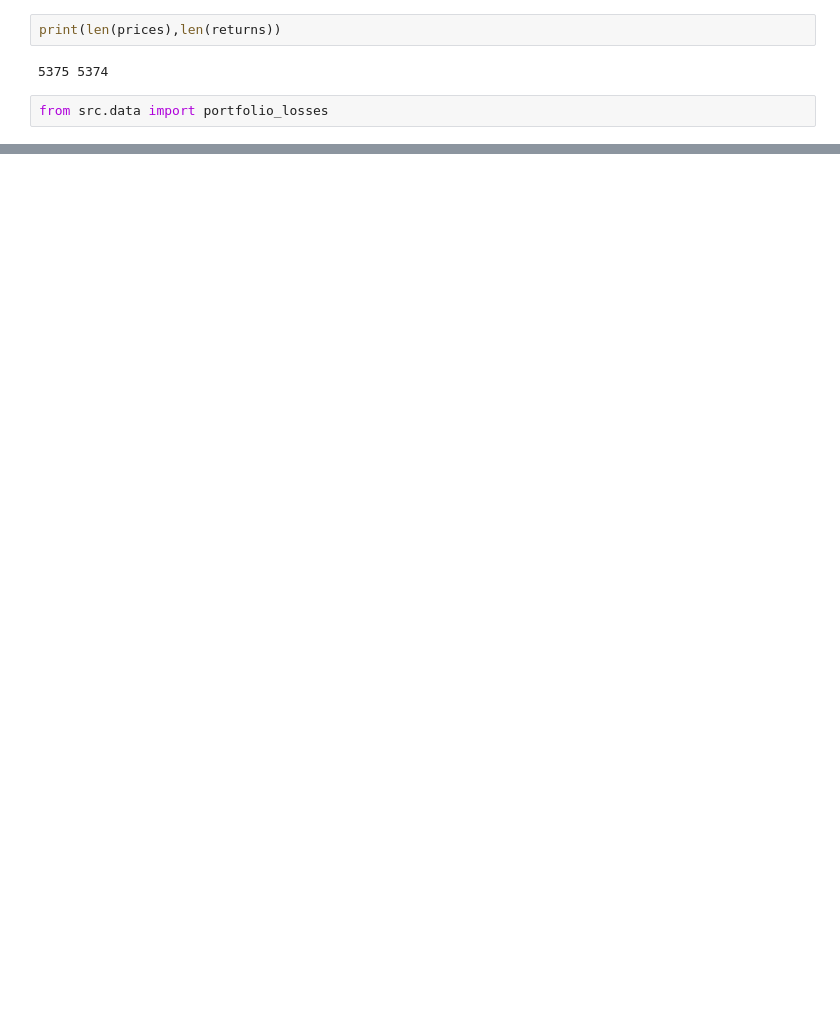
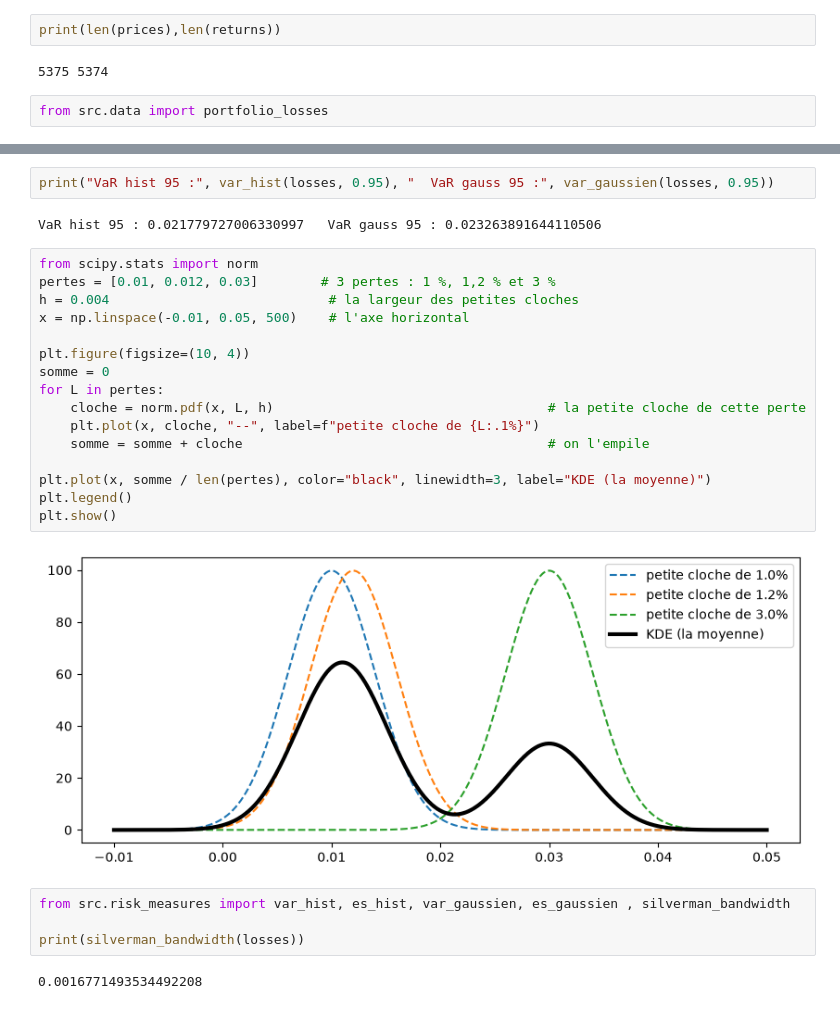
Before and after one commit to kavinthanrasenthiram/Market-Risk, a Jupyter notebook: notebooks/brouillon.ipynb, the cells around one changed output, grey strips where cells are left out. Drawn from its saved outputs; the diff is of its cells as text; blank space fills up the shorter version.

Commit message:
Partie 2 : fonctions VaR/ES historique, gaussienne et KDE

```diff
--- a/notebooks/brouillon.ipynb
+++ b/notebooks/brouillon.ipynb
@@ -185,0 +247,28 @@ NameError: name 'losses' is not defined
+# %%
+print("VaR hist 95 :", var_hist(losses, 0.95), "  VaR gauss 95 :", var_gaussien(losses, 0.95))
+# %% [output]
+VaR hist 95 : 0.021779727006330997   VaR gauss 95 : 0.023263891644110506
+# %%
+from scipy.stats import norm
+pertes = [0.01, 0.012, 0.03]        # 3 pertes : 1 %, 1,2 % et 3 %
+h = 0.004                            # la largeur des petites cloches
+x = np.linspace(-0.01, 0.05, 500)    # l'axe horizontal
+
+plt.figure(figsize=(10, 4))
+somme = 0
+for L in pertes:
+    cloche = norm.pdf(x, L, h)                                   # la petite cloche de cette perte
+    plt.plot(x, cloche, "--", label=f"petite cloche de {L:.1%}")
+    somme = somme + cloche                                       # on l'empile
+
+plt.plot(x, somme / len(pertes), color="black", linewidth=3, label="KDE (la moyenne)")
+plt.legend()
+plt.show()
+# %% [output]
+[figure, added]
+# %%
+from src.risk_measures import var_hist, es_hist, var_gaussien, es_gaussien , silverman_bandwidth
+
+print(silverman_bandwidth(losses))
+# %% [output]
+0.0016771493534492208
```
Also changed, not shown: parts of 18 cells of this notebook, 2 other files.
